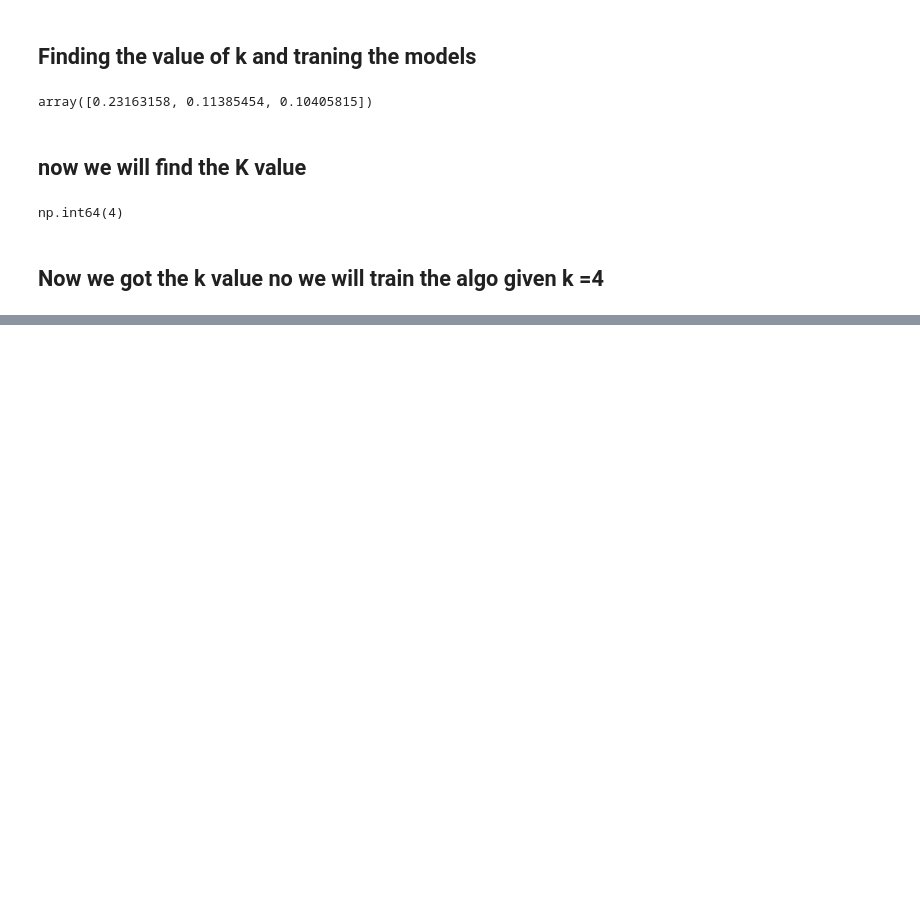
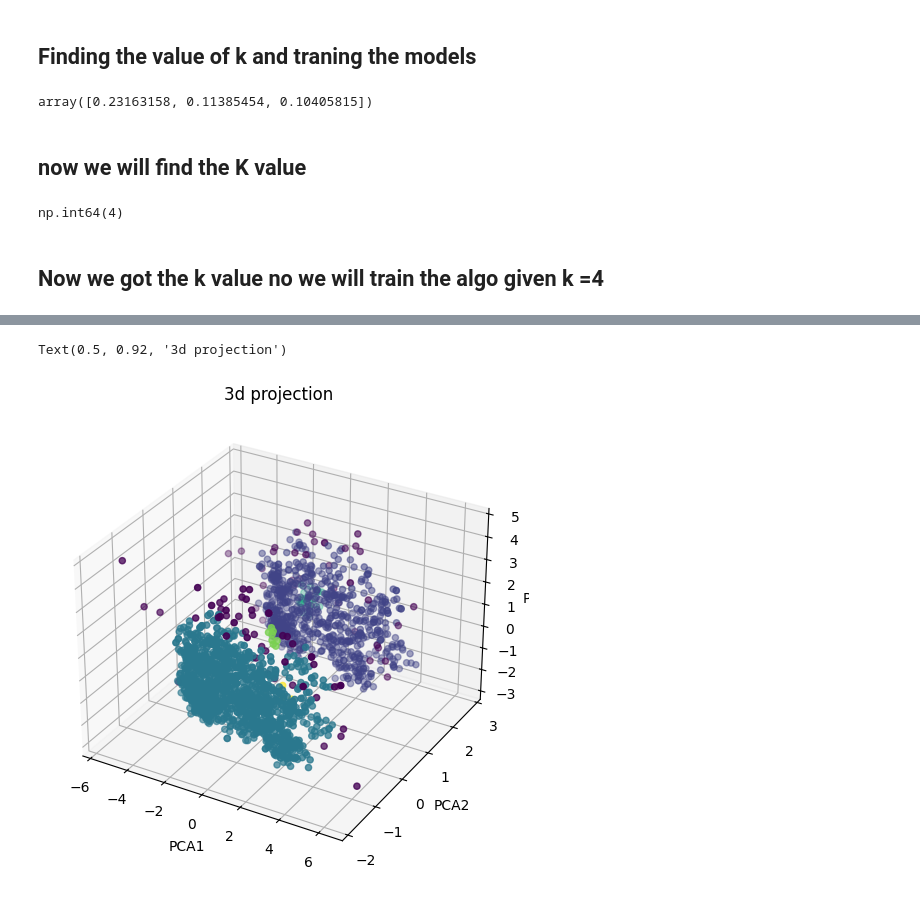
Before and after one commit to SyedWasif1234/SmartCart-Clustering-System, a Jupyter notebook: SmartCart.ipynb, the cells around one changed output, grey strips where cells are left out. Cells and saved outputs as stored; diff of their text form; code cells hidden in the pictures; blank space fills up the shorter version.

```diff
--- a/SmartCart.ipynb
+++ b/SmartCart.ipynb
@@ -249,0 +299,22 @@ np.int64(4)
+# %%
+# DBSCAN algo
+from sklearn.cluster import DBSCAN
+
+target_clusters = 5
+best_eps = None
+
+# Define a range of eps values to test based on your data's scale
+for eps in np.linspace(0.1, 2.0, num=50):
+    db = DBSCAN(eps=eps, min_samples=5)
+    db.fit_predict(X_pca)
+
+    print("db.labels_ :" , db.labels_)
+    # n_clusters excludes noise labeled as -1
+    n_clusters = len(set(db.labels_)) - (1 if -1 in db.labels_ else 0)
+    print("n_clusters :" , n_clusters)
+
+    if n_clusters == target_clusters :
+        best_eps = eps
+        break
+
+print(f"The eps value that yields {target_clusters} clusters is: {best_eps}")
@@ -249,0 +339,15 @@ np.int64(4)
+# %%
+Db = DBSCAN(eps = 0.5265306122448979 , min_samples = 5)
+Db_labels = Db.fit_predict(X_pca)
+# %%
+fig = plt.figure(figsize = (8,6))
+ax = fig.add_subplot(111 , projection = '3d')
+
+ax.scatter(X_pca[:, 0], X_pca[:, 1], X_pca[:, 2] , c= Db_labels)
+ax.set_xlabel("PCA1")
+ax.set_ylabel("PCA2")
+ax.set_zlabel("PCA3")
+ax.set_title("3d projection")
+# %% [output]
+Text(0.5, 0.92, '3d projection')
+[figure, added]
```
Also changed, not shown: parts of 6 cells of this notebook.
